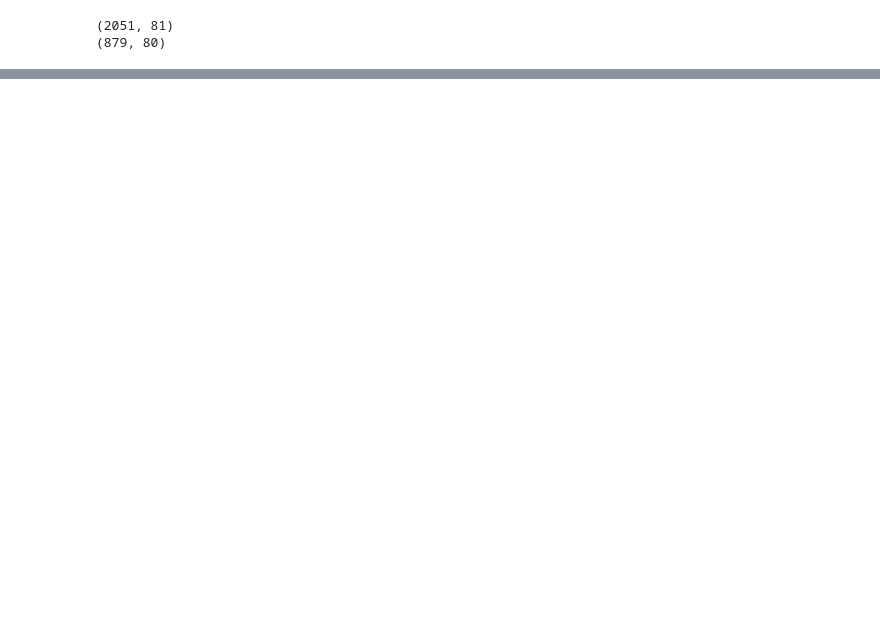
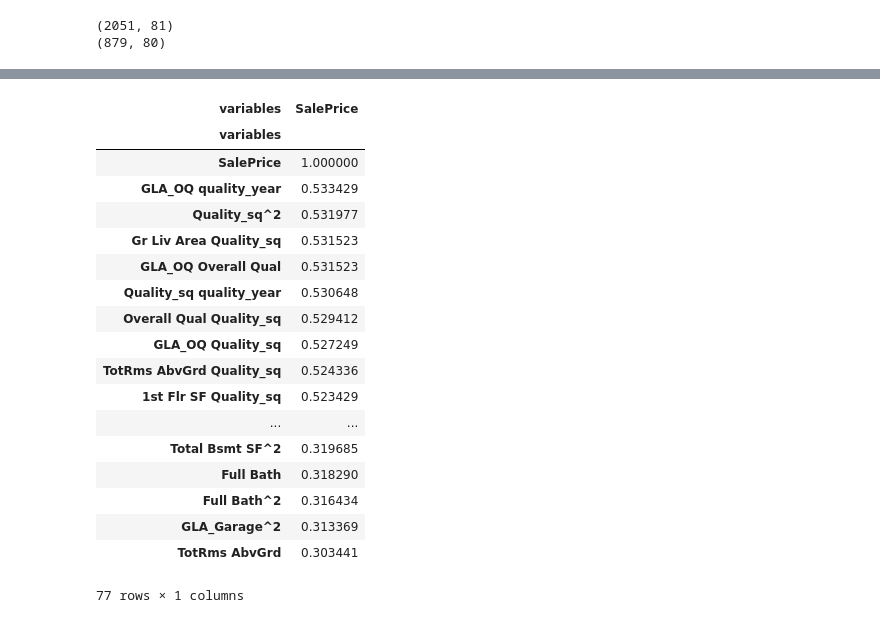
Before and after one commit to pwalesdi/Ames_Housing_Data, a Jupyter notebook: Project_2_Updated.ipynb, the cells around one changed output, grey strips where cells are left out. Cells and saved outputs as stored; diff of their text form; code cells hidden in the pictures; blank space fills up the shorter version.

```diff
--- a/Project_2_Updated.ipynb
+++ b/Project_2_Updated.ipynb
@@ -274,0 +269,22 @@ y = np.log(y)
+# %%
+values.corr()[['SalePrice']].sort_values('SalePrice', ascending=False).head(77)
+# %% [output]
+| variables | SalePrice |
+| variables |  |
+| SalePrice | 1.000000 |
+| GLA_OQ quality_year | 0.533429 |
+| Quality_sq^2 | 0.531977 |
+| Gr Liv Area Quality_sq | 0.531523 |
+| GLA_OQ Overall Qual | 0.531523 |
+| Quality_sq quality_year | 0.530648 |
+| Overall Qual Quality_sq | 0.529412 |
+| GLA_OQ Quality_sq | 0.527249 |
+| TotRms AbvGrd Quality_sq | 0.524336 |
+| 1st Flr SF Quality_sq | 0.523429 |
+| ... | ... |
+| Total Bsmt SF^2 | 0.319685 |
+| Full Bath | 0.318290 |
+| Full Bath^2 | 0.316434 |
+| GLA_Garage^2 | 0.313369 |
+| TotRms AbvGrd | 0.303441 |
+77 rows × 1 columns
```
Also changed, not shown: parts of 40 cells of this notebook, 6 other files.
